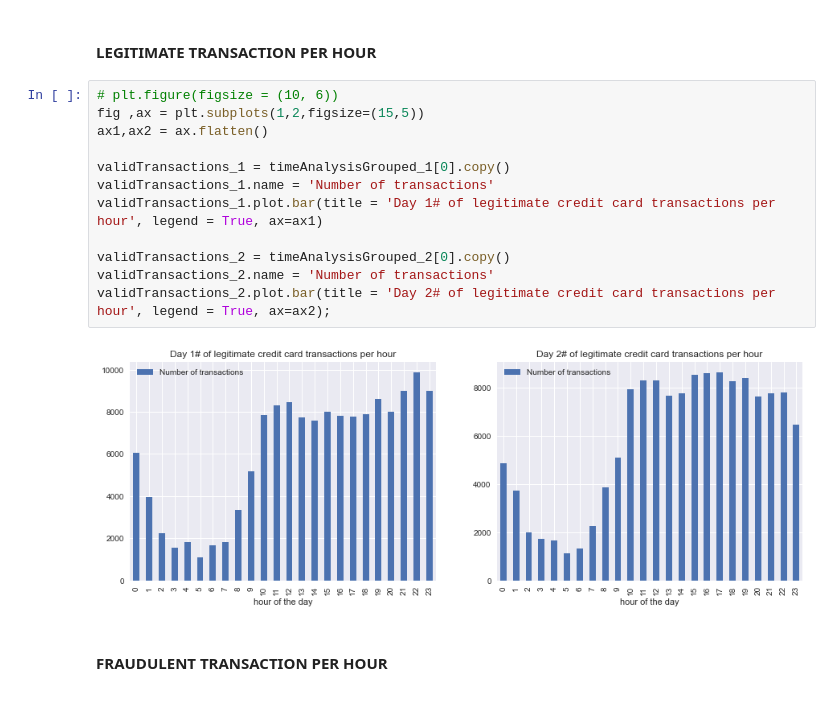
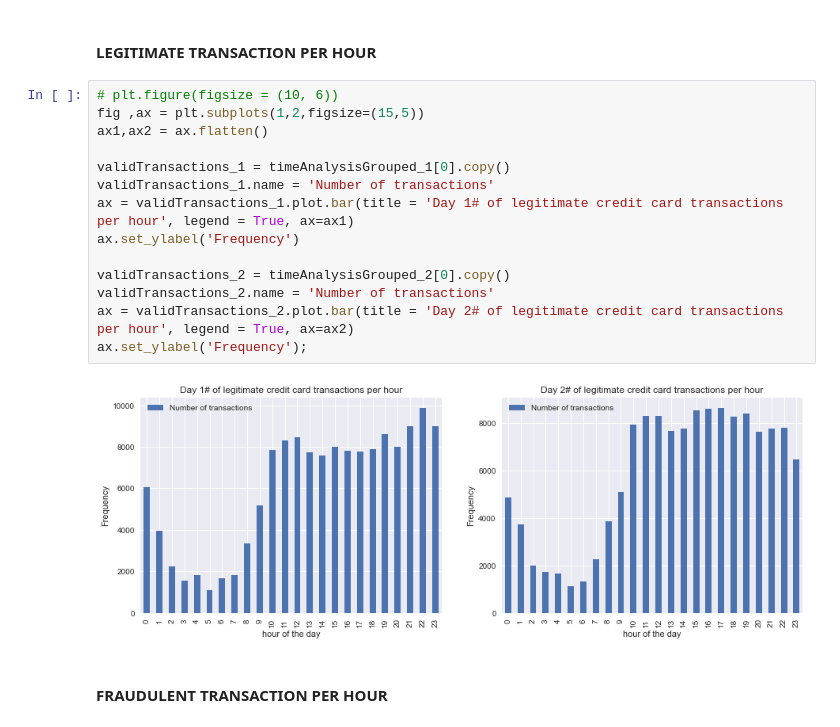
Before and after one commit to HamoyeHQ/g01-fraud-detection, a Jupyter notebook: EDA_and_preprocessing/eda_on_time_and_amount.ipynb, the cells around one changed output. Drawn from its saved outputs; the diff is of its cells as text.

Commit message:
added ylabels to images

```diff
--- a/EDA_and_preprocessing/eda_on_time_and_amount.ipynb
+++ b/EDA_and_preprocessing/eda_on_time_and_amount.ipynb
@@ -82,17 +82,19 @@ timeAnalysisGrouped_2 = timeAnalysis_2.groupby(['Class', 'hour of the day'])['Am
 # %%
 # plt.figure(figsize = (10, 6))
 fig ,ax = plt.subplots(1,2,figsize=(15,5))
 ax1,ax2 = ax.flatten()
 
 validTransactions_1 = timeAnalysisGrouped_1[0].copy()
 validTransactions_1.name = 'Number of transactions'
-validTransactions_1.plot.bar(title = 'Day 1# of legitimate credit card transactions per hour', legend = True, ax=ax1)
+ax = validTransactions_1.plot.bar(title = 'Day 1# of legitimate credit card transactions per hour', legend = True, ax=ax1)
+ax.set_ylabel('Frequency')
 
 validTransactions_2 = timeAnalysisGrouped_2[0].copy()
 validTransactions_2.name = 'Number of transactions'
-validTransactions_2.plot.bar(title = 'Day 2# of legitimate credit card transactions per hour', legend = True, ax=ax2);
+ax = validTransactions_2.plot.bar(title = 'Day 2# of legitimate credit card transactions per hour', legend = True, ax=ax2)
+ax.set_ylabel('Frequency');
 # %% [output]
-[figure, old version]
+[figure, new version]
 # %% [markdown]
 #### FRAUDULENT TRANSACTION PER HOUR
 # %%
```
Also changed, not shown: parts of 4 cells of this notebook, 9 other files.
